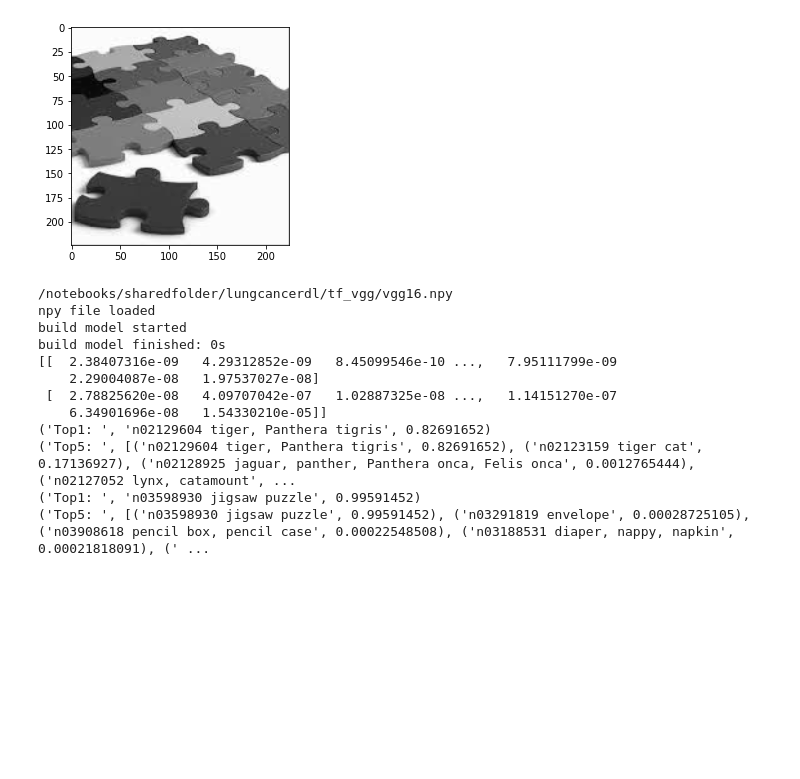
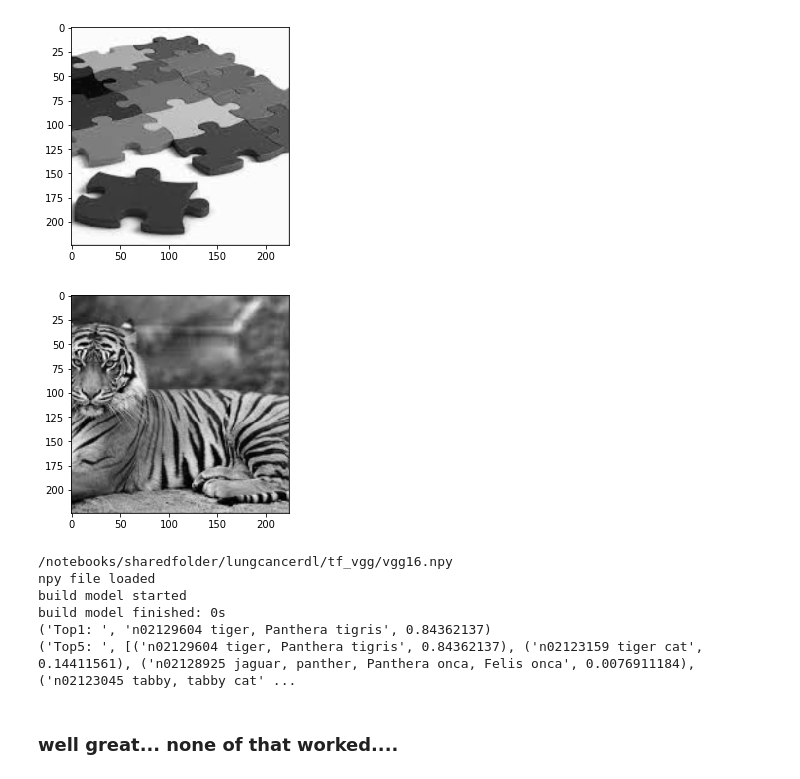
Before and after one commit to jwde/lungcancerDL, a Jupyter notebook: vgg_feature_extraction.ipynb, the cells around one changed output. Saved outputs shown, nothing was run; the diff lists cells and outputs as text; code cells hidden in the pictures; blank space fills up the shorter version.

```diff
--- a/vgg_feature_extraction.ipynb
+++ b/vgg_feature_extraction.ipynb
@@ -174,37 +225,37 @@ build model finished: 0s
 show(batch1.reshape((224,224)))
 # %% [output]
 [figure]
+# %%
+bwtiger = np.zeros((224,224,3))
+bwtiger[:, :, 0] += tiger_bw[:]
+bwtiger[:, :, 1] += tiger_bw[:]
+bwtiger[:, :, 2] += tiger_bw[:]
+show(bwtiger)
+# %% [output]
+[figure, added]
 # %%
 
-batch1 = tiger.reshape((1, 224, 224, 3))
-batch2 = puzzle.reshape((1, 224, 224, 3))
 
-batch = np.concatenate((batch1, batch2), 0)
+batch1 = bwtiger.reshape((1, 224, 224, 3))
 
 # with tf.Session(config=tf.ConfigProto(gpu_options=(tf.GPUOptions(per_process_gpu_memory_fraction=0.7)))) as sess:
-with tf.device('/cpu:0'):
+with tf.device('/gpu:0'):
     with tf.Session() as sess:
-        images = tf.placeholder("float", [2, 224, 224, 3])
-        feed_dict = {images: batch}
+        images = tf.placeholder("float", [1, 224, 224, 3])
+        feed_dict = {images: batch1}
 
         vgg = vgg16.Vgg16()
         with tf.name_scope("content_vgg"):
             vgg.build(images)
-
         prob = sess.run(vgg.prob, feed_dict=feed_dict)
-        print(prob)
+        #print(prob)
         utils.print_prob(prob[0], VGG_DIR+'/synset.txt')
-        utils.print_prob(prob[1], VGG_DIR+'/synset.txt')
 # %% [output]
 /notebooks/sharedfolder/lungcancerdl/tf_vgg/vgg16.npy
 npy file loaded
 build model started
 build model finished: 0s
-[[  2.38407316e-09   4.29312852e-09   8.45099546e-10 ...,   7.95111799e-09
-    2.29004087e-08   1.97537027e-08]
- [  2.78825620e-08   4.09707042e-07   1.02887325e-08 ...,   1.14151270e-07
-    6.34901696e-08   1.54330210e-05]]
-('Top1: ', 'n02129604 tiger, Panthera tigris', 0.82691652)
-('Top5: ', [('n02129604 tiger, Panthera tigris', 0.82691652), ('n02123159 tiger cat', 0.17136927), ('n02128925 jaguar, panther, Panthera onca, Felis onca', 0.0012765444), ('n02127052 lynx, catamount', ...
-('Top1: ', 'n03598930 jigsaw puzzle', 0.99591452)
-('Top5: ', [('n03598930 jigsaw puzzle', 0.99591452), ('n03291819 envelope', 0.00028725105), ('n03908618 pencil box, pencil case', 0.00022548508), ('n03188531 diaper, nappy, napkin', 0.00021818091), (' ...
+('Top1: ', 'n02129604 tiger, Panthera tigris', 0.84362137)
+('Top5: ', [('n02129604 tiger, Panthera tigris', 0.84362137), ('n02123159 tiger cat', 0.14411561), ('n02128925 jaguar, panther, Panthera onca, Felis onca', 0.0076911184), ('n02123045 tabby, tabby cat' ...
+# %% [markdown]
+### well great... none of that worked....
```
Also changed, not shown: parts of 7 cells of this notebook, 1 other file.
